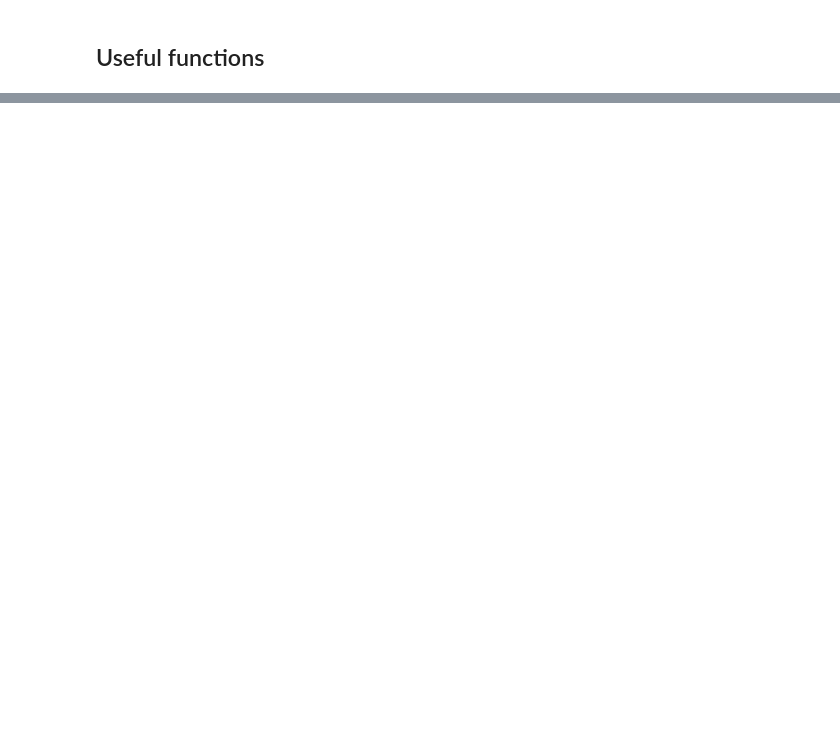
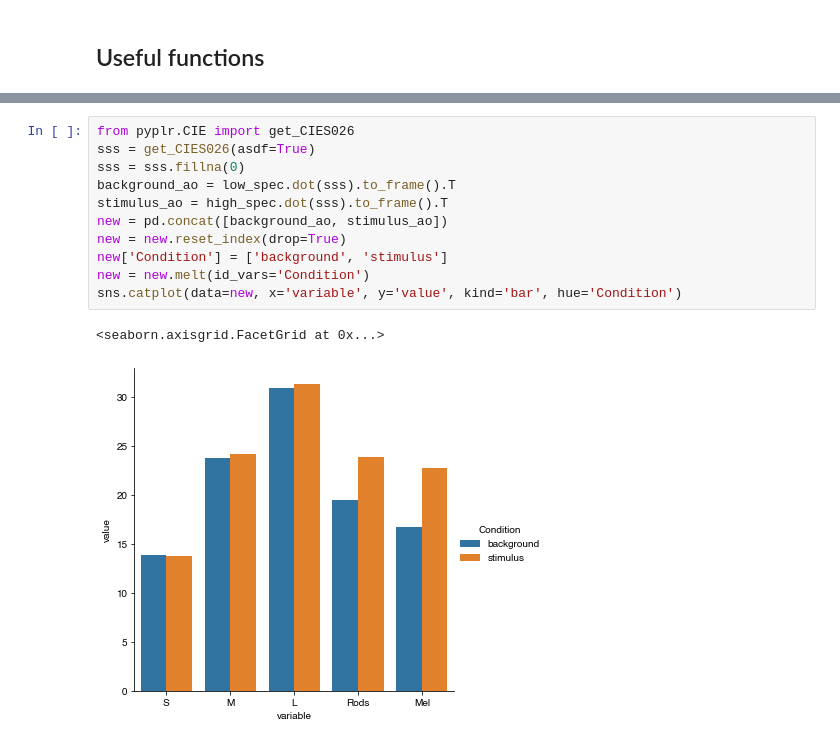
Before and after one commit to PyPlr/cvd_pupillometry, a Jupyter notebook: notebooks/silent_substitution_STLAB.ipynb, the cells around one changed output, grey strips where cells are left out. Saved outputs shown, nothing was run; the diff lists cells and outputs as text; blank space fills up the shorter version.

```diff
--- a/notebooks/silent_substitution_STLAB.ipynb
+++ b/notebooks/silent_substitution_STLAB.ipynb
@@ -138,0 +228,14 @@ array([ 1.21934149e-04,  2.92114023e-05, -1.93904808e-05])
+# %%
+from pyplr.CIE import get_CIES026
+sss = get_CIES026(asdf=True)
+sss = sss.fillna(0)
+background_ao = low_spec.dot(sss).to_frame().T
+stimulus_ao = high_spec.dot(sss).to_frame().T
+new = pd.concat([background_ao, stimulus_ao])
+new = new.reset_index(drop=True)
+new['Condition'] = ['background', 'stimulus']
+new = new.melt(id_vars='Condition')
+sns.catplot(data=new, x='variable', y='value', kind='bar', hue='Condition')
+# %% [output]
+<seaborn.axisgrid.FacetGrid at 0x...>
+[figure, added]
```
Also changed, not shown: parts of 22 cells of this notebook, 3 other files.
